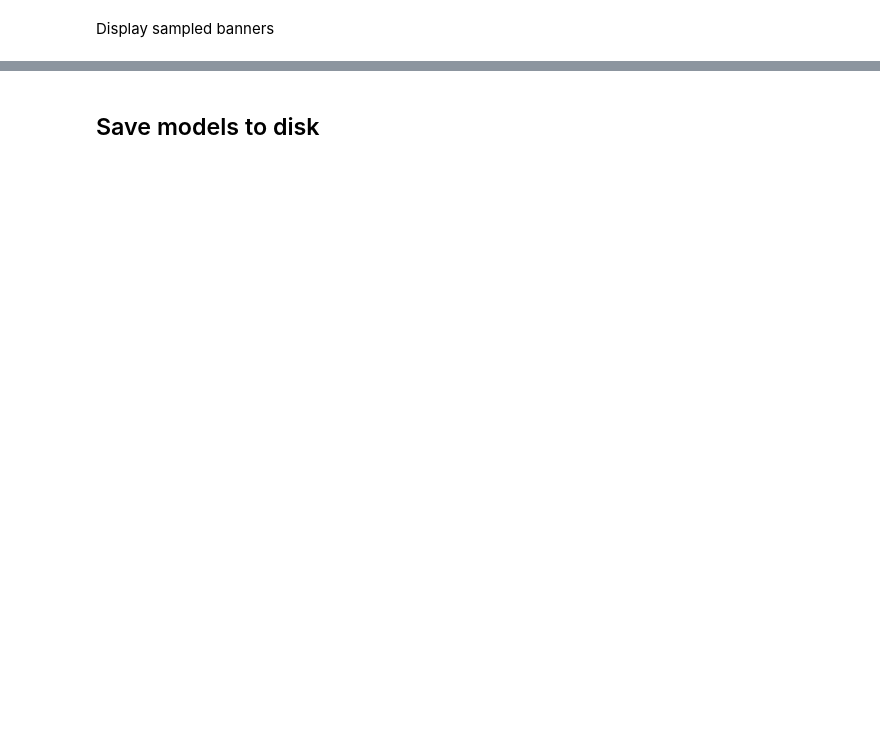
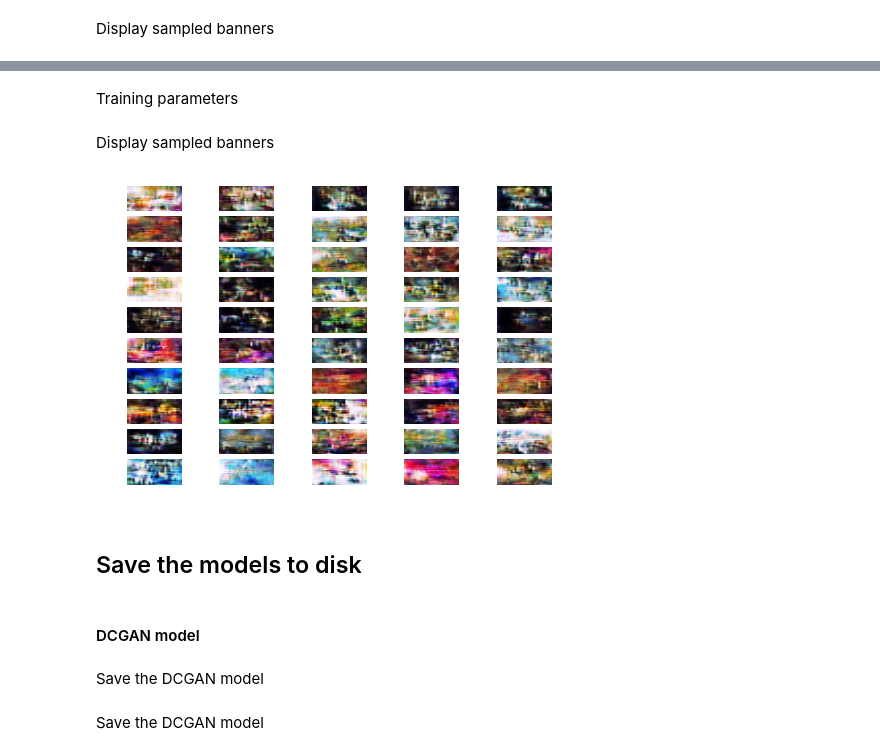
Before and after one commit to woctezuma/google-colab, a Jupyter notebook: GAN.ipynb, the cells around one changed output, grey strips where cells are left out. Cells and saved outputs as stored; diff of their text form; code cells hidden in the pictures; blank space fills up the shorter version.

Commit message:
Satisfactory results for 28x28x3 Steam banners

```diff
--- a/GAN.ipynb
+++ b/GAN.ipynb
@@ -1181,0 +2691,2 @@ plot_samples_generated_by_model(bgan)
+# %%
+infogan = INFOGAN(img_rows=img_rows, img_cols=img_cols, channels=channels)
@@ -1182,2 +2711,46 @@ plot_samples_generated_by_model(bgan)
+# %% [markdown]
+Training parameters
+# %%
+num_epochs = 250
+batch_size = 128
+# %%
+num_samples = X_train.shape[0]
+num_iter = int(num_epochs * num_samples / batch_size) + 1
+print('Number of iterations = {} with mini-batch size = {} for {} epochs over {} samples'.format(num_iter, batch_size, num_epochs, num_samples))
+
+infogan.train(epochs=num_iter, batch_size=batch_size, sample_interval=1000)
+# %% [markdown]
+Display sampled banners
+# %%
+r = infogan.num_classes
+c = 5
+
+all_gen_imgs = np.zeros((r*c, img_rows, img_cols, channels))
+total_cnt = 0
+
+for i in range(r):
+    sampled_noise, _ = infogan.sample_generator_input(c)
+    label = to_categorical(np.full(fill_value=i, shape=(c, 1)), num_classes=infogan.num_classes)
+    gen_input = np.concatenate((sampled_noise, label), axis=1)
+    gen_imgs = infogan.generator.predict(gen_input)
+
+    # Rescale images 0 - 1
+    gen_imgs = 0.5 * gen_imgs + 0.5
+
+    # Rescale images 0 - 255
+    gen_imgs = 255 * gen_imgs
+
+    cnt = 0
+
+    for j in range(c):
+
+      all_gen_imgs[total_cnt, ...] = gen_imgs[cnt, ...]
+      total_cnt += 1
+
+      cnt += 1
+
+plot_grid_of_banners(all_gen_imgs, r, c)
+# %% [output]
+[figure, added]
 # %% [markdown]
-## Save models to disk
+## Save the models to disk
@@ -1187,0 +2757,4 @@ pickle.save
+# %% [markdown]
+#### DCGAN model
+# %% [markdown]
+Save the DCGAN model
@@ -1187,0 +2765,2 @@ pickle.save
+# %% [markdown]
+Save the DCGAN model
```
Also changed, not shown: parts of 76 cells of this notebook.
